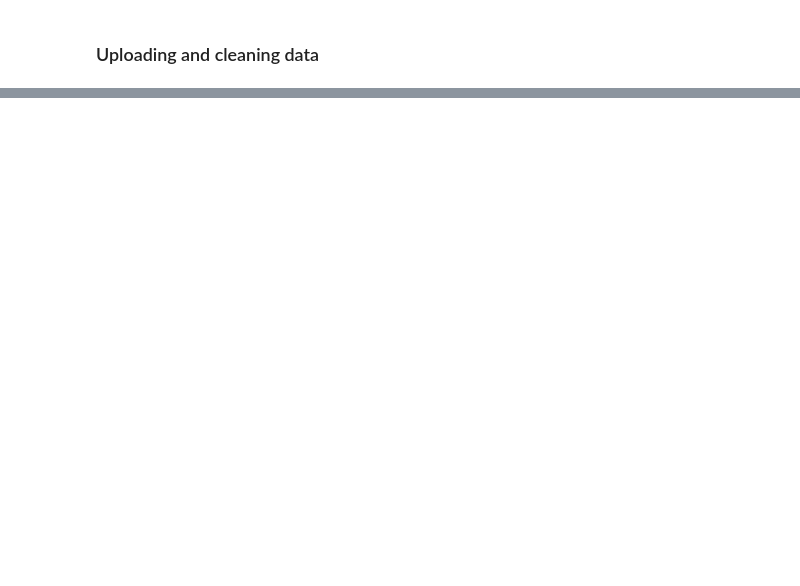
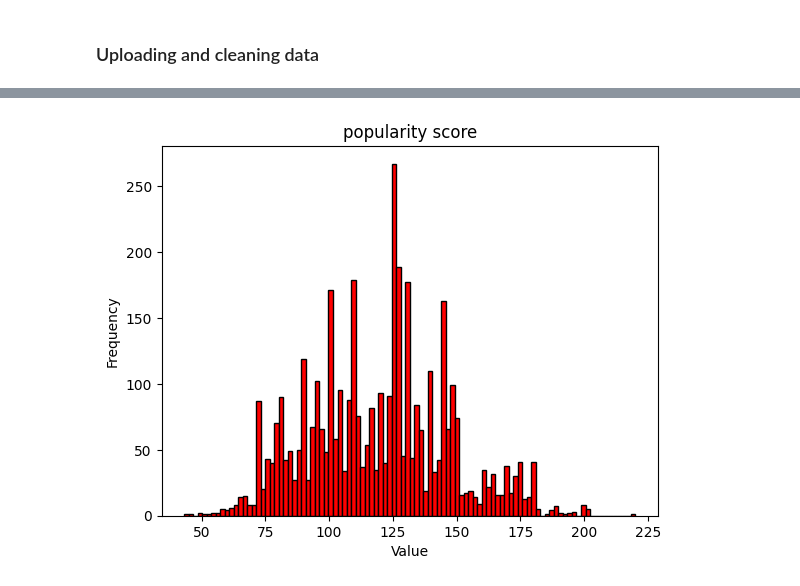
Before and after one commit to Anton21a/Data_Analysis, a Jupyter notebook: Assignment2.ipynb, the cells around one changed output, grey strips where cells are left out. Drawn from its saved outputs; the diff is of its cells as text; code cells hidden in the pictures; blank space fills up the shorter version.

```diff
--- a/Assignment2.ipynb
+++ b/Assignment2.ipynb
@@ -107,0 +108,9 @@ melted.groupby(["language", 'values']).agg(["mean", "std", "min", "max", "count"
+# %%
+o = 'tempo'
+plt.hist(data[o], bins = 100, color='red', edgecolor='black')
+plt.title('popularity score')
+plt.xlabel('Value')
+plt.ylabel('Frequency')
+plt.show()
+# %% [output]
+[figure, added]
```
Also changed, not shown: parts of 25 cells of this notebook, 1 other file.
